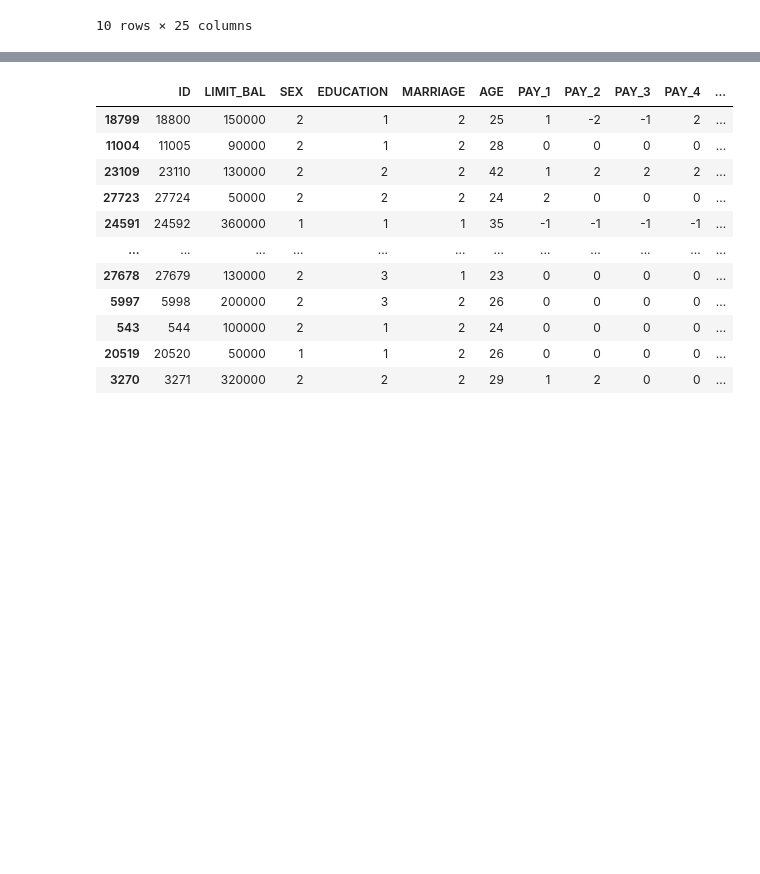
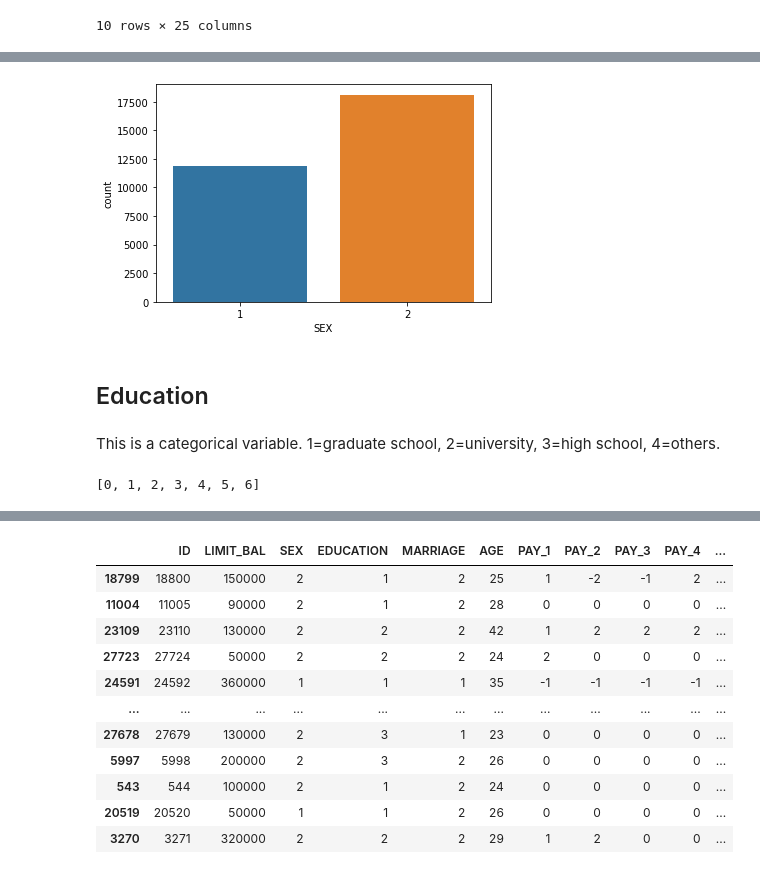
Before and after one commit to Responsible-Lenders/credit-default, a Jupyter notebook: EDA.ipynb, the cells around one changed output, grey strips where cells are left out. Cells and saved outputs as stored; diff of their text form; code cells hidden in the pictures; blank space fills up the shorter version.

```diff
--- a/EDA.ipynb
+++ b/EDA.ipynb
@@ -63,0 +92,15 @@ memory usage: 5.7 MB
+# %%
+df=df.astype({'SEX': 'category'})
+# %%
+sns.countplot(data=df, x='SEX')
+plt.show()
+# %% [output]
+[figure, added]
+# %% [markdown]
+## Education
+# %% [markdown]
+This is a categorical variable. 1=graduate school, 2=university, 3=high school, 4=others.
+# %%
+sorted(df['EDUCATION'].unique())
+# %% [output]
+[0, 1, 2, 3, 4, 5, 6]
```
Also changed, not shown: parts of 50 cells of this notebook.
